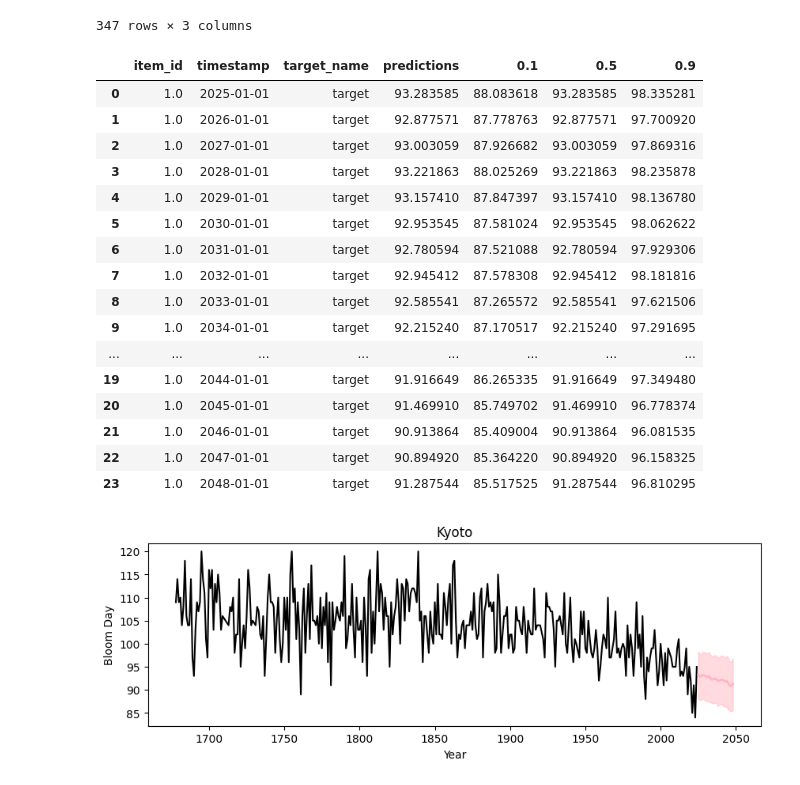
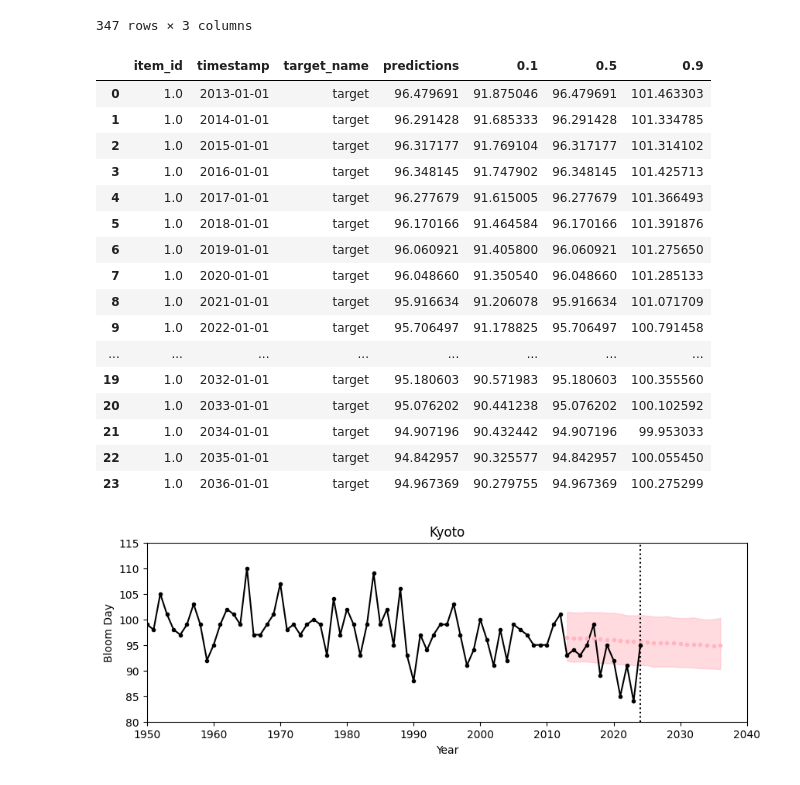
Before and after one commit to jli184/ScAIentists_hackathon, a Jupyter notebook: kyoto_prediction_JL.ipynb, the cells around one changed output. Cells and saved outputs as stored; diff of their text form; code cells hidden in the pictures.

```diff
--- a/kyoto_prediction_JL.ipynb
+++ b/kyoto_prediction_JL.ipynb
@@ -64,35 +84,38 @@ new_df
 | 346 | 2024-01-01 | 95.0 | 1.0 |
 347 rows × 3 columns
 # %%
-pred_df = pipeline.predict_df(new_df, prediction_length=24, quantile_levels=[0.1, 0.5, 0.9])
+pred_df = pipeline.predict_df(new_df[:-12], prediction_length=24, quantile_levels=[0.1, 0.5, 0.9])
 pred_df
 # %% [output]
 |  | item_id | timestamp | target_name | predictions | 0.1 | 0.5 | 0.9 |
-| 0 | 1.0 | 2025-01-01 | target | 93.283585 | 88.083618 | 93.283585 | 98.335281 |
-| 1 | 1.0 | 2026-01-01 | target | 92.877571 | 87.778763 | 92.877571 | 97.700920 |
-| 2 | 1.0 | 2027-01-01 | target | 93.003059 | 87.926682 | 93.003059 | 97.869316 |
-| 3 | 1.0 | 2028-01-01 | target | 93.221863 | 88.025269 | 93.221863 | 98.235878 |
-| 4 | 1.0 | 2029-01-01 | target | 93.157410 | 87.847397 | 93.157410 | 98.136780 |
-| 5 | 1.0 | 2030-01-01 | target | 92.953545 | 87.581024 | 92.953545 | 98.062622 |
-| 6 | 1.0 | 2031-01-01 | target | 92.780594 | 87.521088 | 92.780594 | 97.929306 |
-| 7 | 1.0 | 2032-01-01 | target | 92.945412 | 87.578308 | 92.945412 | 98.181816 |
-| 8 | 1.0 | 2033-01-01 | target | 92.585541 | 87.265572 | 92.585541 | 97.621506 |
-| 9 | 1.0 | 2034-01-01 | target | 92.215240 | 87.170517 | 92.215240 | 97.291695 |
+| 0 | 1.0 | 2013-01-01 | target | 96.479691 | 91.875046 | 96.479691 | 101.463303 |
+| 1 | 1.0 | 2014-01-01 | target | 96.291428 | 91.685333 | 96.291428 | 101.334785 |
+| 2 | 1.0 | 2015-01-01 | target | 96.317177 | 91.769104 | 96.317177 | 101.314102 |
+| 3 | 1.0 | 2016-01-01 | target | 96.348145 | 91.747902 | 96.348145 | 101.425713 |
+| 4 | 1.0 | 2017-01-01 | target | 96.277679 | 91.615005 | 96.277679 | 101.366493 |
+| 5 | 1.0 | 2018-01-01 | target | 96.170166 | 91.464584 | 96.170166 | 101.391876 |
+| 6 | 1.0 | 2019-01-01 | target | 96.060921 | 91.405800 | 96.060921 | 101.275650 |
+| 7 | 1.0 | 2020-01-01 | target | 96.048660 | 91.350540 | 96.048660 | 101.285133 |
+| 8 | 1.0 | 2021-01-01 | target | 95.916634 | 91.206078 | 95.916634 | 101.071709 |
+| 9 | 1.0 | 2022-01-01 | target | 95.706497 | 91.178825 | 95.706497 | 100.791458 |
 | ... | ... | ... | ... | ... | ... | ... | ... |
-| 19 | 1.0 | 2044-01-01 | target | 91.916649 | 86.265335 | 91.916649 | 97.349480 |
-| 20 | 1.0 | 2045-01-01 | target | 91.469910 | 85.749702 | 91.469910 | 96.778374 |
-| 21 | 1.0 | 2046-01-01 | target | 90.913864 | 85.409004 | 90.913864 | 96.081535 |
-| 22 | 1.0 | 2047-01-01 | target | 90.894920 | 85.364220 | 90.894920 | 96.158325 |
-| 23 | 1.0 | 2048-01-01 | target | 91.287544 | 85.517525 | 91.287544 | 96.810295 |
+| 19 | 1.0 | 2032-01-01 | target | 95.180603 | 90.571983 | 95.180603 | 100.355560 |
+| 20 | 1.0 | 2033-01-01 | target | 95.076202 | 90.441238 | 95.076202 | 100.102592 |
+| 21 | 1.0 | 2034-01-01 | target | 94.907196 | 90.432442 | 94.907196 | 99.953033 |
+| 22 | 1.0 | 2035-01-01 | target | 94.842957 | 90.325577 | 94.842957 | 100.055450 |
+| 23 | 1.0 | 2036-01-01 | target | 94.967369 | 90.279755 | 94.967369 | 100.275299 |
 # %%
 plt.figure(figsize=(10,3))
-plt.plot(new_df['timestamp'],new_df['target'],'k-')
+plt.plot(new_df['timestamp'].dt.year,new_df['target'],'k.-')
 #plt.plot(pred_df['timestamp'],pred_df['predictions'],'.',c='lightpink')
-plt.plot(pred_df['timestamp'],pred_df['0.5'],'-',lw=2,c='lightpink')
-plt.fill_between(pred_df['timestamp'],pred_df['0.1'],y2=pred_df['0.9'],color='lightpink',alpha=0.5)
+plt.plot(pred_df['timestamp'].dt.year,pred_df['0.5'],'.',lw=2,c='lightpink')
+plt.fill_between(pred_df['timestamp'].dt.year,pred_df['0.1'],y2=pred_df['0.9'],color='lightpink',alpha=0.5)
+plt.axvline(x=2024,ls=':',c='k')
 plt.xlabel('Year')
 plt.ylabel('Bloom Day')
+plt.xlim([1950,2040])
+plt.ylim([80,115])
 plt.title('Kyoto')
 plt.savefig('kyoto_pred.pdf')
 # %% [output]
-[figure, old version]
+[figure, new version]
```
Also changed, not shown: parts of 9 cells of this notebook, 2 other files.
